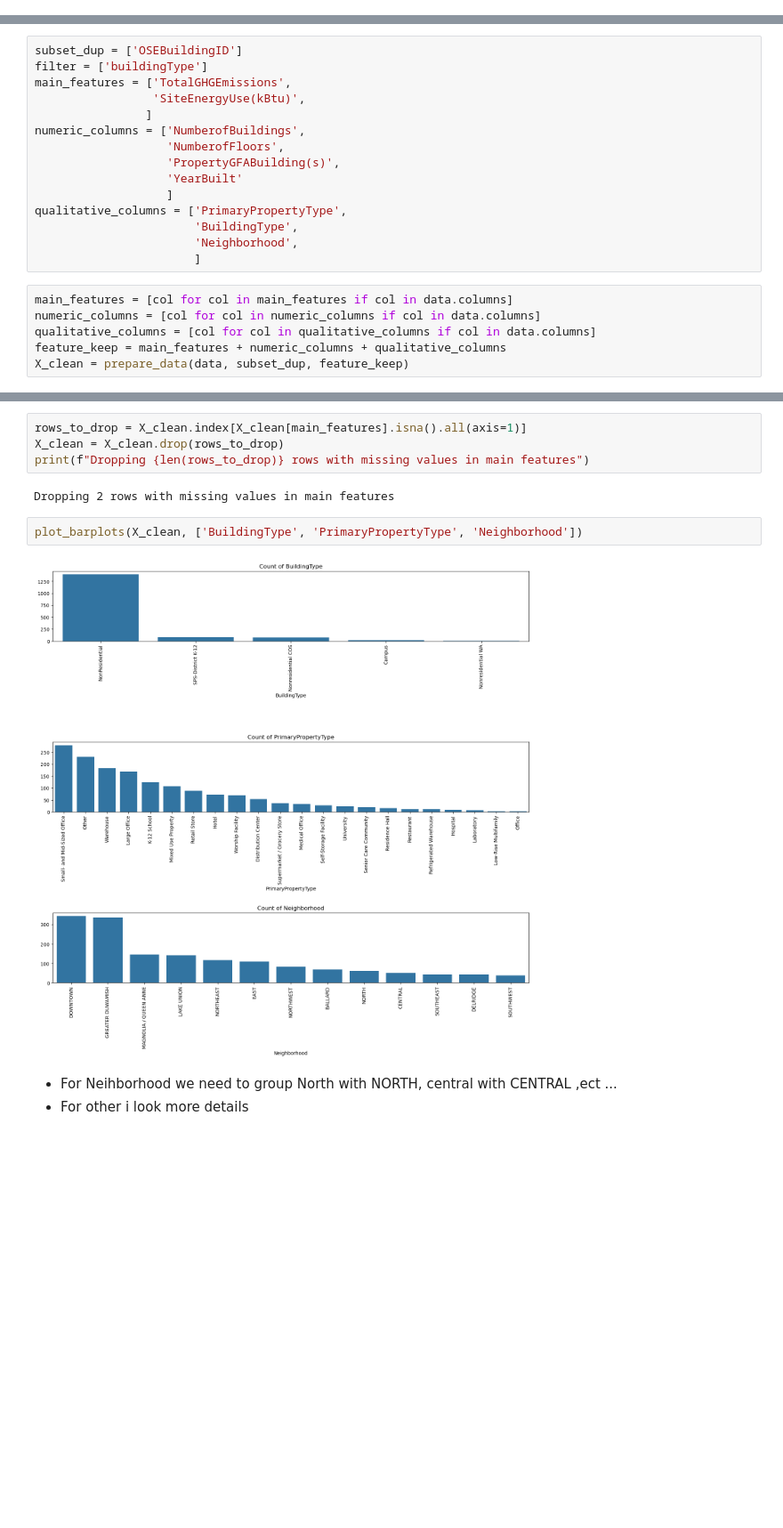
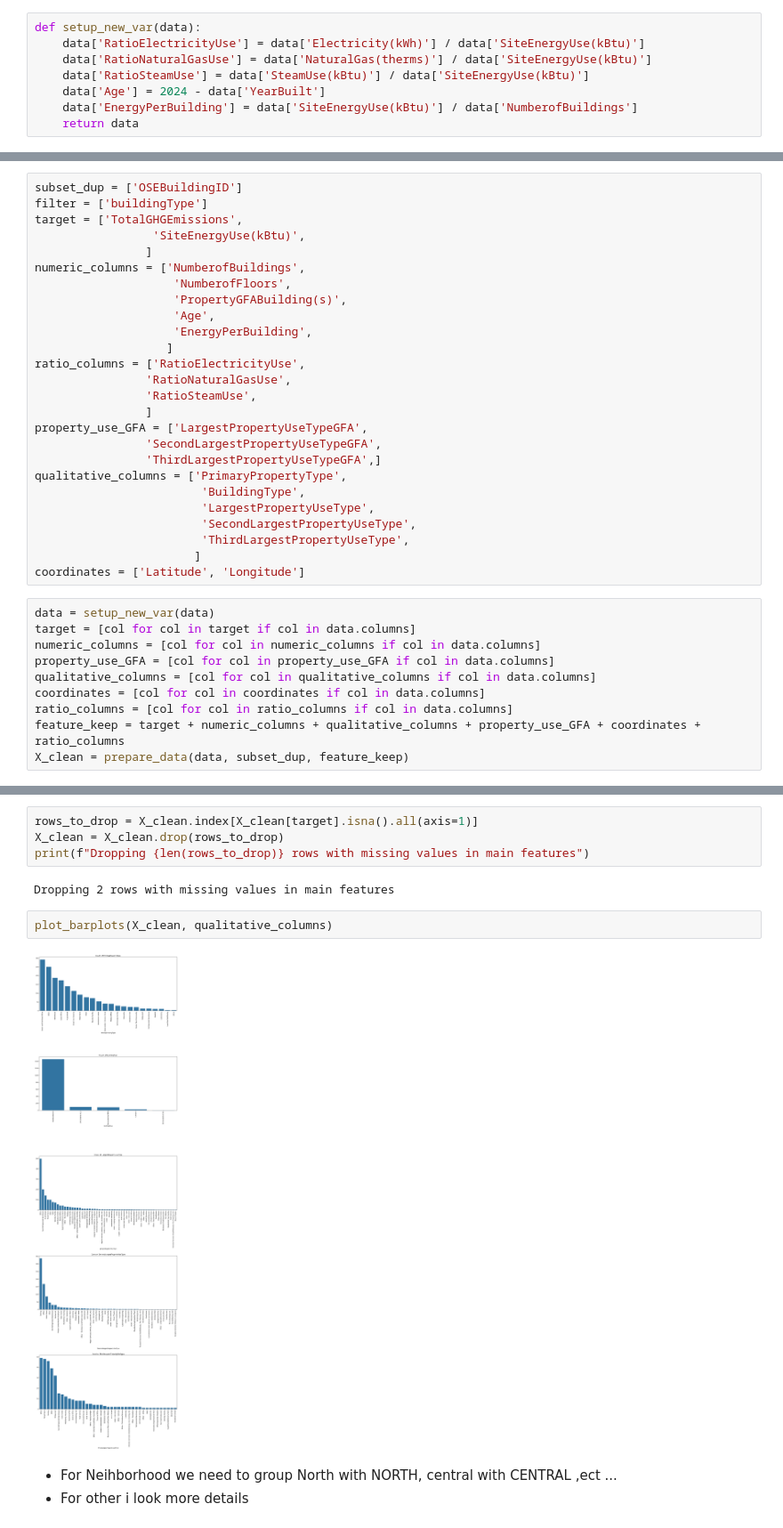
Before and after one commit to hystb/P3_OC_Anticipez_les_besoins_en_consommation_de_batiments, a Jupyter notebook: Milan_Nicolas_1_notebook_exploratoire_082024.ipynb, the cells around one changed output, grey strips where cells are left out. Shown at 89% size. Drawn from its saved outputs; the diff is of its cells as text; blank space fills up the shorter version.

Commit message:
add new variables, convert typeuse to column with GFA concerned

```diff
--- a/Milan_Nicolas_1_notebook_exploratoire_082024.ipynb
+++ b/Milan_Nicolas_1_notebook_exploratoire_082024.ipynb
@@ -168,6 +202,14 @@ def prepare_data(data, subset_dup, keep):
 
 
     return X
+# %%
+def setup_new_var(data):
+	data['RatioElectricityUse'] = data['Electricity(kWh)'] / data['SiteEnergyUse(kBtu)']
+	data['RatioNaturalGasUse'] = data['NaturalGas(therms)'] / data['SiteEnergyUse(kBtu)']
+	data['RatioSteamUse'] = data['SteamUse(kBtu)'] / data['SiteEnergyUse(kBtu)']
+	data['Age'] = 2024 - data['YearBuilt']
+	data['EnergyPerBuilding'] = data['SiteEnergyUse(kBtu)'] / data['NumberofBuildings']
+	return data
 # %%
 var_list = data.columns.tolist()
 print(var_list)
@@ -190,23 +232,38 @@ dtype: float64
 # %%
 subset_dup = ['OSEBuildingID']
 filter = ['buildingType']
-main_features = ['TotalGHGEmissions',
+target = ['TotalGHGEmissions',
                  'SiteEnergyUse(kBtu)',
                 ]
 numeric_columns = ['NumberofBuildings',
-                   'NumberofFloors',
-                   'PropertyGFABuilding(s)',
-                   'YearBuilt'
+                    'NumberofFloors',
+                    'PropertyGFABuilding(s)',
+                    'Age',
+                    'EnergyPerBuilding',
                    ]
+ratio_columns = ['RatioElectricityUse',
+                'RatioNaturalGasUse',
+                'RatioSteamUse',
+                ]
+property_use_GFA = ['LargestPropertyUseTypeGFA',
+                'SecondLargestPropertyUseTypeGFA',
+                'ThirdLargestPropertyUseTypeGFA',]
 qualitative_columns = ['PrimaryPropertyType',
-                       'BuildingType',
-                       'Neighborhood',
+                        'BuildingType',
+                        'LargestPropertyUseType',
+                        'SecondLargestPropertyUseType',
+                        'ThirdLargestPropertyUseType',
                        ]
+coordinates = ['Latitude', 'Longitude']
 # %%
-main_features = [col for col in main_features if col in data.columns]
+data = setup_new_var(data)
+target = [col for col in target if col in data.columns]
 numeric_columns = [col for col in numeric_columns if col in data.columns]
+property_use_GFA = [col for col in property_use_GFA if col in data.columns]
 qualitative_columns = [col for col in qualitative_columns if col in data.columns]
-feature_keep = main_features + numeric_columns + qualitative_columns
+coordinates = [col for col in coordinates if col in data.columns]
+ratio_columns = [col for col in ratio_columns if col in data.columns]
+feature_keep = target + numeric_columns + qualitative_columns + property_use_GFA + coordinates + ratio_columns
 X_clean = prepare_data(data, subset_dup, feature_keep)
 # %%
 draw_map(X_clean)
@@ -217,15 +270,15 @@ NanHeatmap(X_clean[feature_keep])
 # %% [markdown]
 Drop the individuals this missing value in the main features (GHG Emissions, Site energy use)
 # %%
-rows_to_drop = X_clean.index[X_clean[main_features].isna().all(axis=1)]
+rows_to_drop = X_clean.index[X_clean[target].isna().all(axis=1)]
 X_clean = X_clean.drop(rows_to_drop)
 print(f"Dropping {len(rows_to_drop)} rows with missing values in main features")
 # %% [output]
 Dropping 2 rows with missing values in main features
 # %%
-plot_barplots(X_clean, ['BuildingType', 'PrimaryPropertyType', 'Neighborhood'])
+plot_barplots(X_clean, qualitative_columns)
 # %% [output]
-[figure, old version]
+[figure, new version]
 # %% [markdown]
 - For Neihborhood we need to group North with NORTH, central with CENTRAL ,ect ...
 - For other i look more details
```
Also changed, not shown: parts of 18 cells of this notebook.
